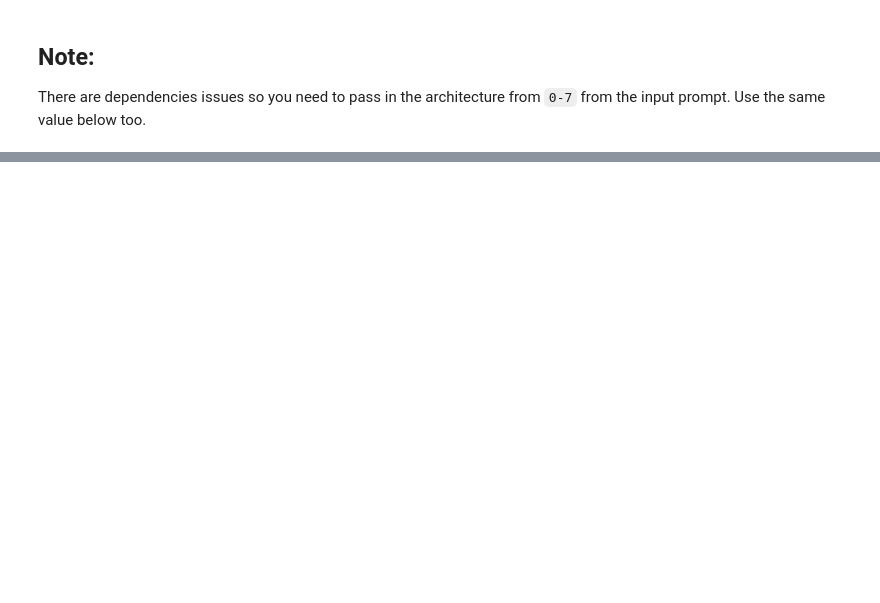
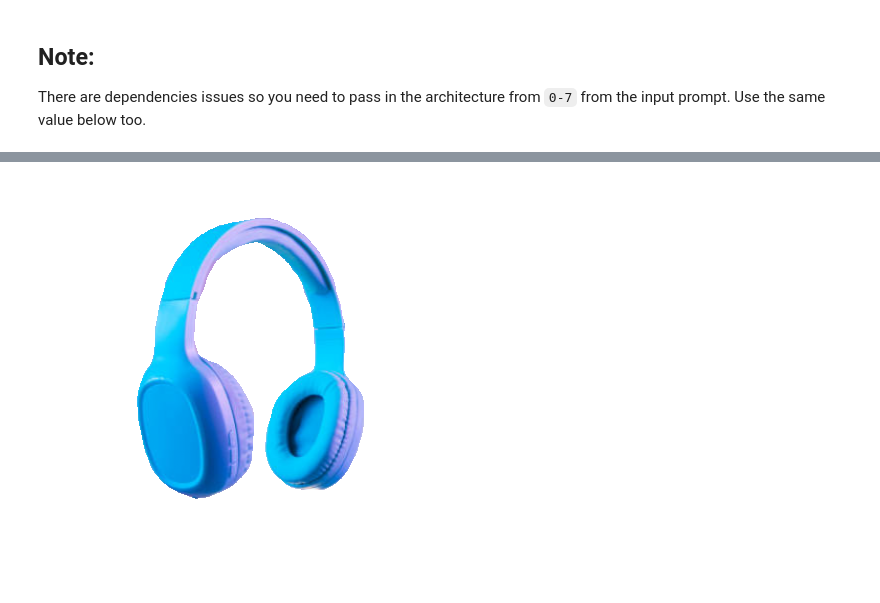
Before and after one commit to Karel911/TRACER, a Jupyter notebook: Demo.ipynb, the cells around one changed output, grey strips where cells are left out. Cells and saved outputs as stored; diff of their text form; code cells hidden in the pictures; blank space fills up the shorter version.

```diff
--- a/Demo.ipynb
+++ b/Demo.ipynb
@@ -27,0 +47,4 @@ mask_image
+# %%
+Image.fromarray(img) # Superimposed Image
+# %% [output]
+[figure, added]
```
Also changed, not shown: parts of 4 cells of this notebook, 2 other files.
